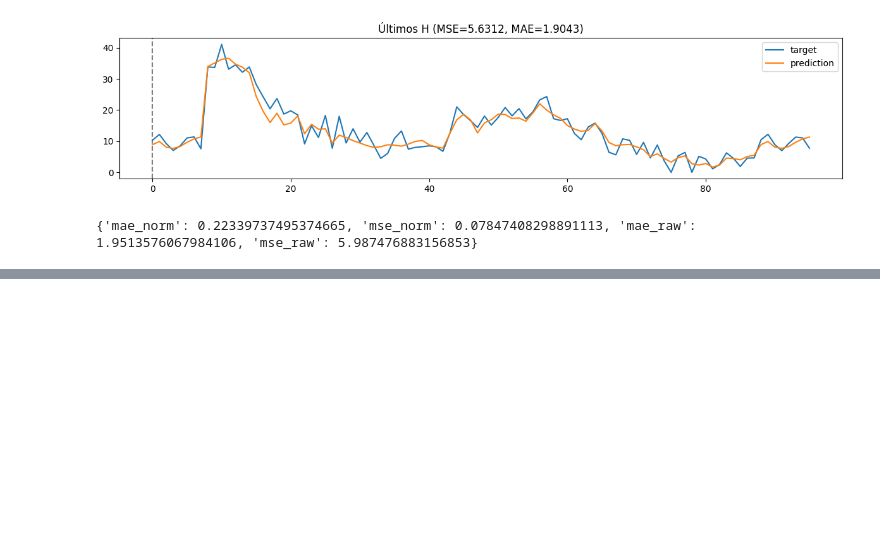
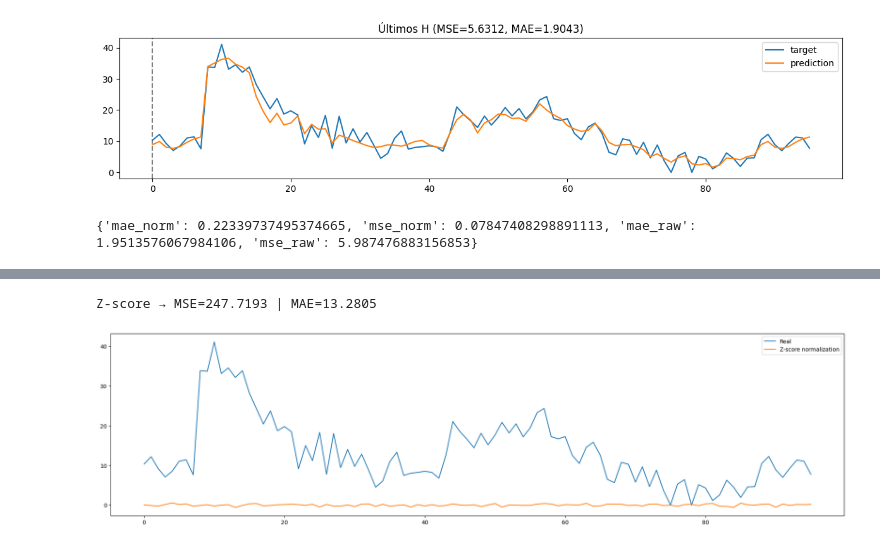
Before and after one commit to Lucas-Monteiro-Henriques/Implement_VISIONTS, a Jupyter notebook: MAE.ipynb, the cells around one changed output, grey strips where cells are left out. Saved outputs shown, nothing was run; the diff lists cells and outputs as text; code cells hidden in the pictures; blank space fills up the shorter version.

```diff
--- a/MAE.ipynb
+++ b/MAE.ipynb
@@ -672,0 +1137,23 @@ print(res)  # {'mae_norm','mse_norm','mae_raw','mse_raw'}
+# %%
+def predict_zscore(img3ch, model):
+    transform = transforms.Compose([
+        transforms.ToTensor(),
+        transforms.Normalize(mean=[0.0,0.0,0.0],
+                             std=[1.0,1.0,1.0])
+    ])
+    img = resize(img3ch, (224,224), order=1, mode='reflect', anti_aliasing=False)
+    x = transform(img).unsqueeze(0).to(device).float()
+    with torch.no_grad():
+        return model(x).cpu().numpy().flatten()
+
+resnet50_z = load_resnet("resnet50", H)
+y_pred2 = predict_zscore(Igray_resized_3ch, resnet50_z)
+mse2, mae2 = evaluate(y_t_lastH, y_pred2)
+print(f"Z-score → MSE={mse2:.4f} | MAE={mae2:.4f}")
+
+plt.plot(y_t_lastH, label="Real")
+plt.plot(y_pred2, label="Z-score normalization")
+plt.legend(); plt.show()
+# %% [output]
+Z-score → MSE=247.7193 | MAE=13.2805
+[figure, added]
```
Also changed, not shown: parts of 7 cells of this notebook.
